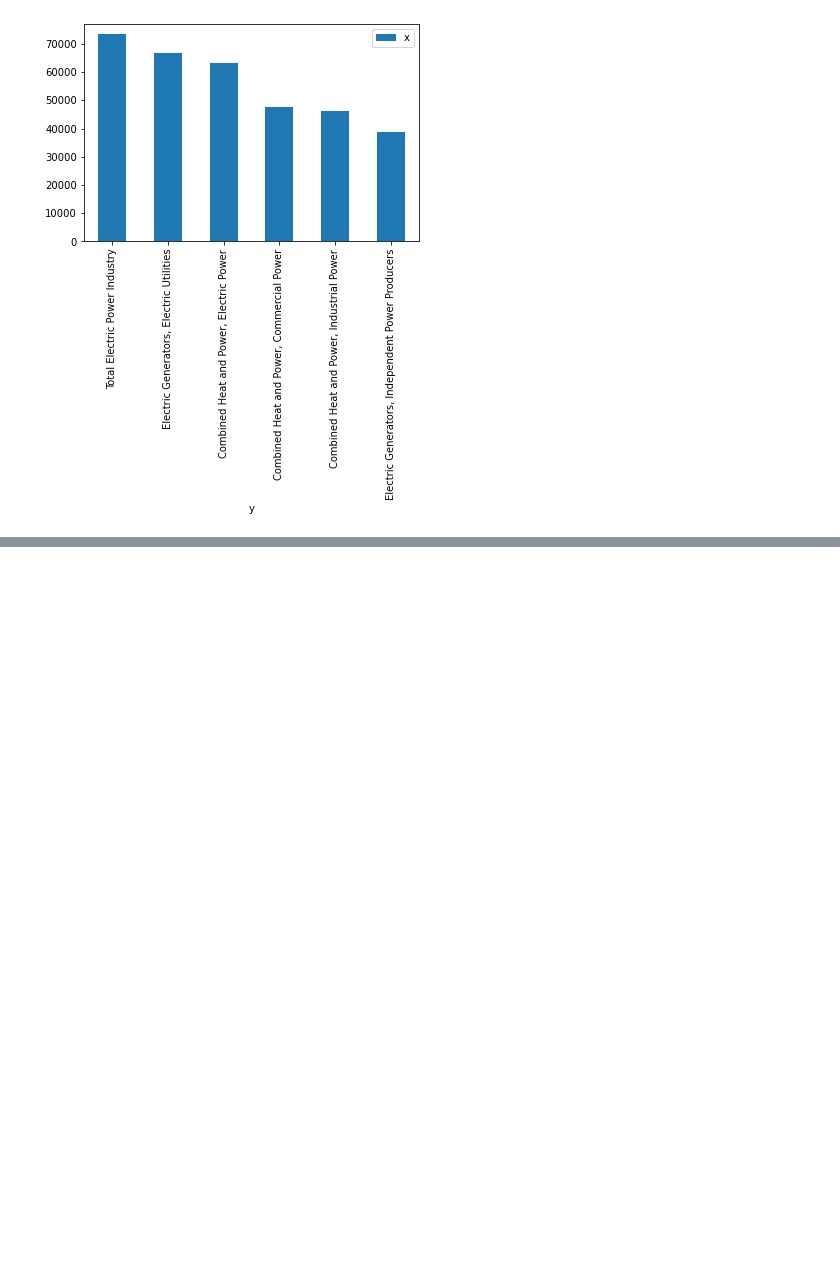
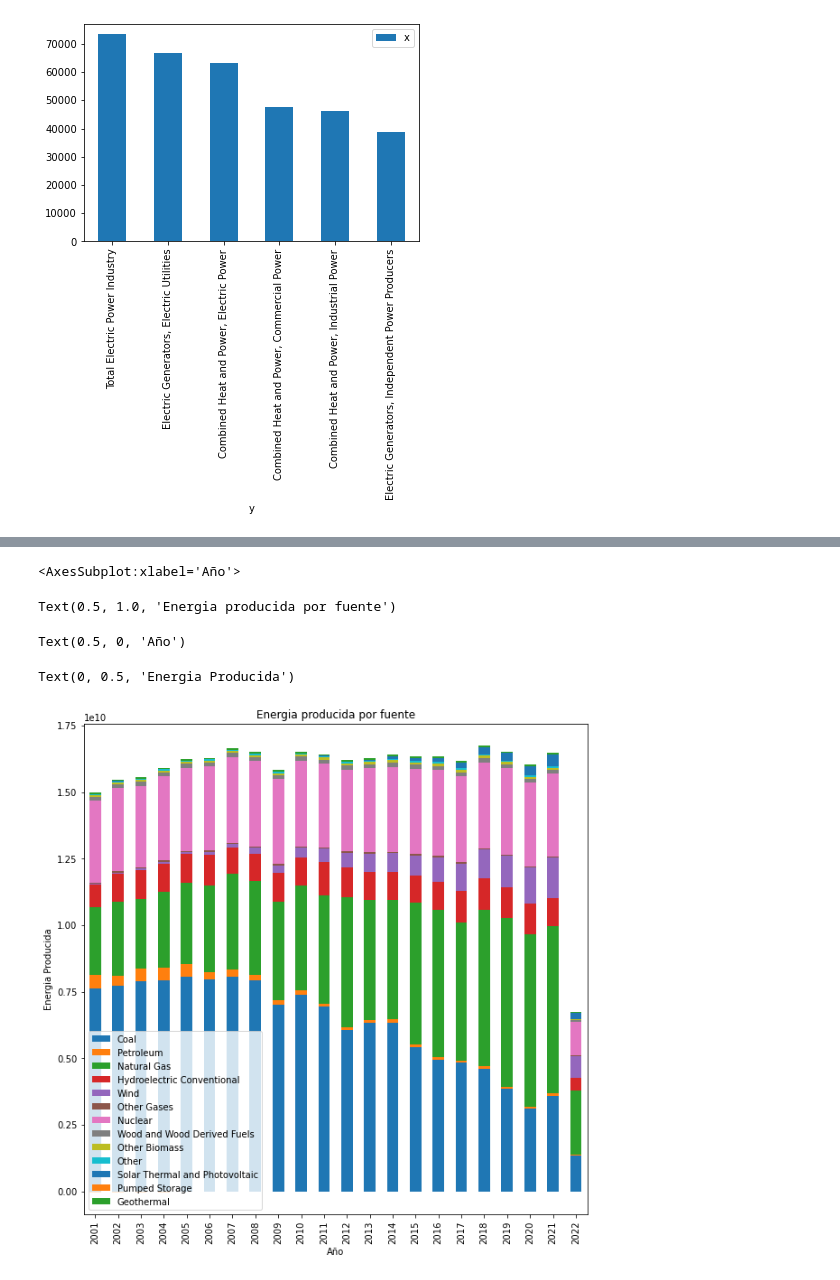
Before and after one commit to EnriqueLaguna/ProyectoAnalisisDatos, a Jupyter notebook: Codigo/graficas.ipynb, the cells around one changed output, grey strips where cells are left out. Cells and saved outputs as stored; diff of their text form; code cells hidden in the pictures; blank space fills up the shorter version.

```diff
--- a/Codigo/graficas.ipynb
+++ b/Codigo/graficas.ipynb
@@ -163,0 +198,19 @@ acumulados
+# %%
+# Choose columns in the order to "stack" them
+from operator import index
+
+acumulados.plot(
+    kind="bar",
+    stacked=True,
+    figsize=(10,10)
+    )
+
+plt.title("Energia producida por fuente")
+plt.xlabel("Año")
+plt.ylabel("Energia Producida")
+# %% [output]
+<AxesSubplot:xlabel='Año'>
+Text(0.5, 1.0, 'Energia producida por fuente')
+Text(0.5, 0, 'Año')
+Text(0, 0.5, 'Energia Producida')
+[figure, added]
```
Also changed, not shown: parts of 4 cells of this notebook.
